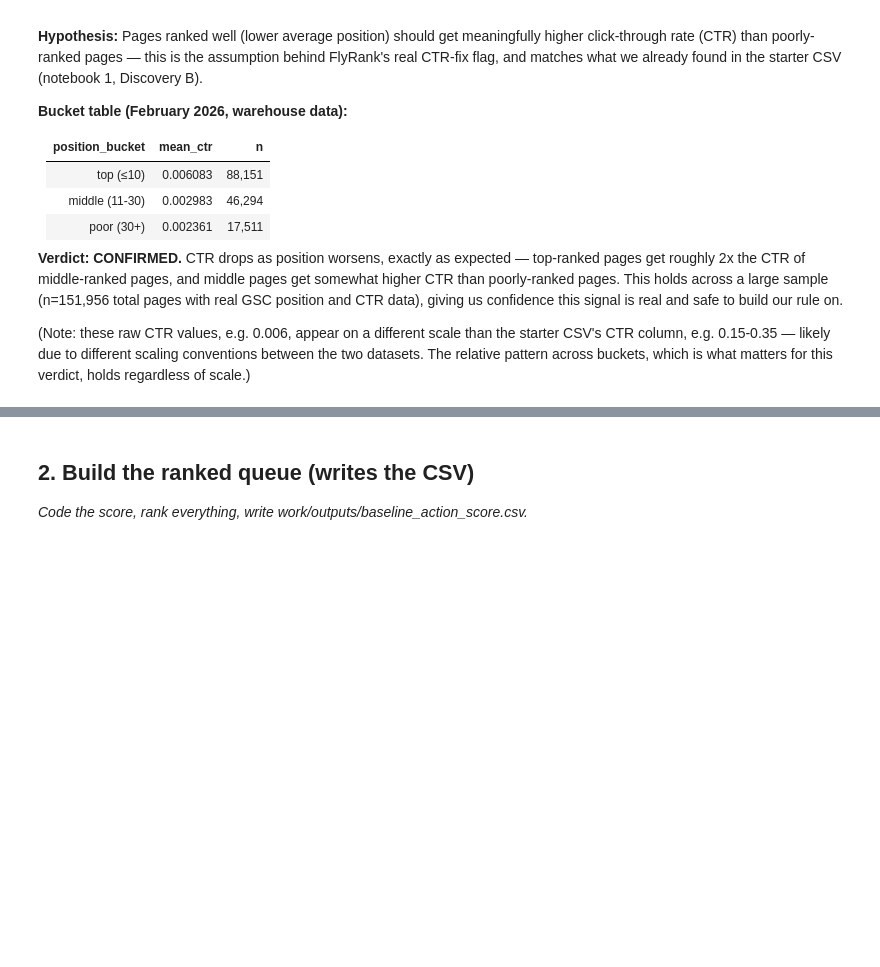
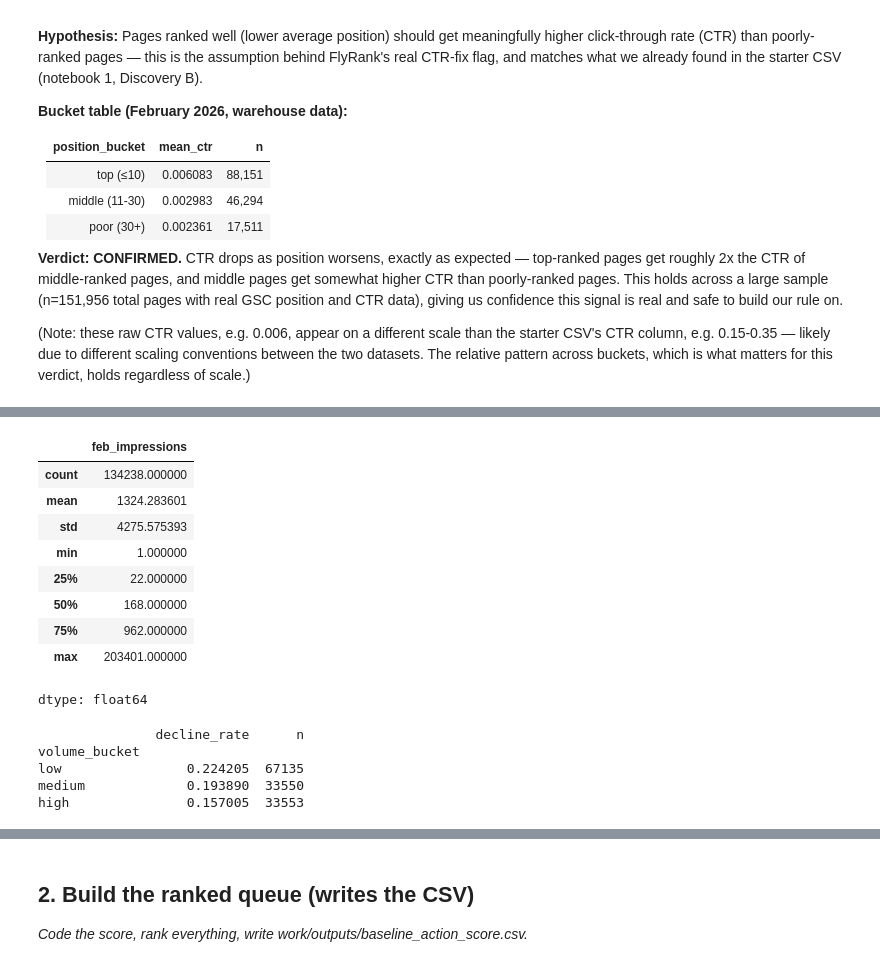
Before and after one commit to fatima12aa/fa-ml, a Jupyter notebook: work/notebooks/w04_baseline_score.ipynb, the cells around one changed output, grey strips where cells are left out. Drawn from its saved outputs; the diff is of its cells as text; code cells hidden in the pictures; blank space fills up the shorter version.

```diff
--- a/work/notebooks/w04_baseline_score.ipynb
+++ b/work/notebooks/w04_baseline_score.ipynb
@@ -165,0 +144,29 @@ dtype: float64
+# %%
+# Rebuild March impressions (needed to recreate is_declining, same as w03)
+march_impressions = con.sql(f"""
+    SELECT
+        content_hash_id,
+        SUM(gsc_impressions) AS march_impressions
+    FROM {TABLES['fact_daily']}
+    WHERE report_date >= '2026-03-01' AND report_date < '2026-04-01'
+      AND gsc_data_available IS TRUE
+    GROUP BY content_hash_id
+""").df()
+
+# Rebuild the label: Feb vs March comparison (same 20%-drop threshold as w03)
+trend_data = feb_ctr[["content_hash_id"]].merge(
+    con.sql(f"""
+        SELECT content_hash_id, SUM(gsc_impressions) AS feb_impressions
+        FROM {TABLES['fact_daily']}
+        WHERE report_date >= '2026-02-01' AND report_date < '2026-03-01'
+          AND gsc_data_available IS TRUE
+        GROUP BY content_hash_id
+    """).df(),
+    on="content_hash_id", how="inner"
+).merge(march_impressions, on="content_hash_id", how="inner")
+
+trend_data["is_declining"] = (
+    trend_data["march_impressions"] < 0.8 * trend_data["feb_impressions"]
+).astype(int)
+
+print(trend_data.shape)
@@ -165,0 +214,38 @@ dtype: float64
+# %%
+# --- 5. Check feb_impressions distribution (volume signal, next step) ---
+trend_data["feb_impressions"].describe()
+# %% [output]
+|  | feb_impressions |
+| count | 134238.000000 |
+| mean | 1324.283601 |
+| std | 4275.575393 |
+| min | 1.000000 |
+| 25% | 22.000000 |
+| 50% | 168.000000 |
+| 75% | 962.000000 |
+| max | 203401.000000 |
+dtype: float64
+# %%
+# Build volume buckets using real percentiles from trend_data
+def volume_bucket(imp):
+    if imp <= 168:       # <= median
+        return "low"
+    elif imp <= 962:      # <= 75th percentile
+        return "medium"
+    else:
+        return "high"
+
+trend_data["volume_bucket"] = trend_data["feb_impressions"].apply(volume_bucket)
+
+bucket_table_3 = trend_data.groupby("volume_bucket").agg(
+    decline_rate=("is_declining", "mean"),
+    n=("is_declining", "count")
+).reindex(["low", "medium", "high"])
+
+print(bucket_table_3)
+# %% [output]
+               decline_rate      n
+volume_bucket
+low                0.224205  67135
+medium             0.193890  33550
+high               0.157005  33553
```
Also changed, not shown: parts of 5 cells of this notebook.
